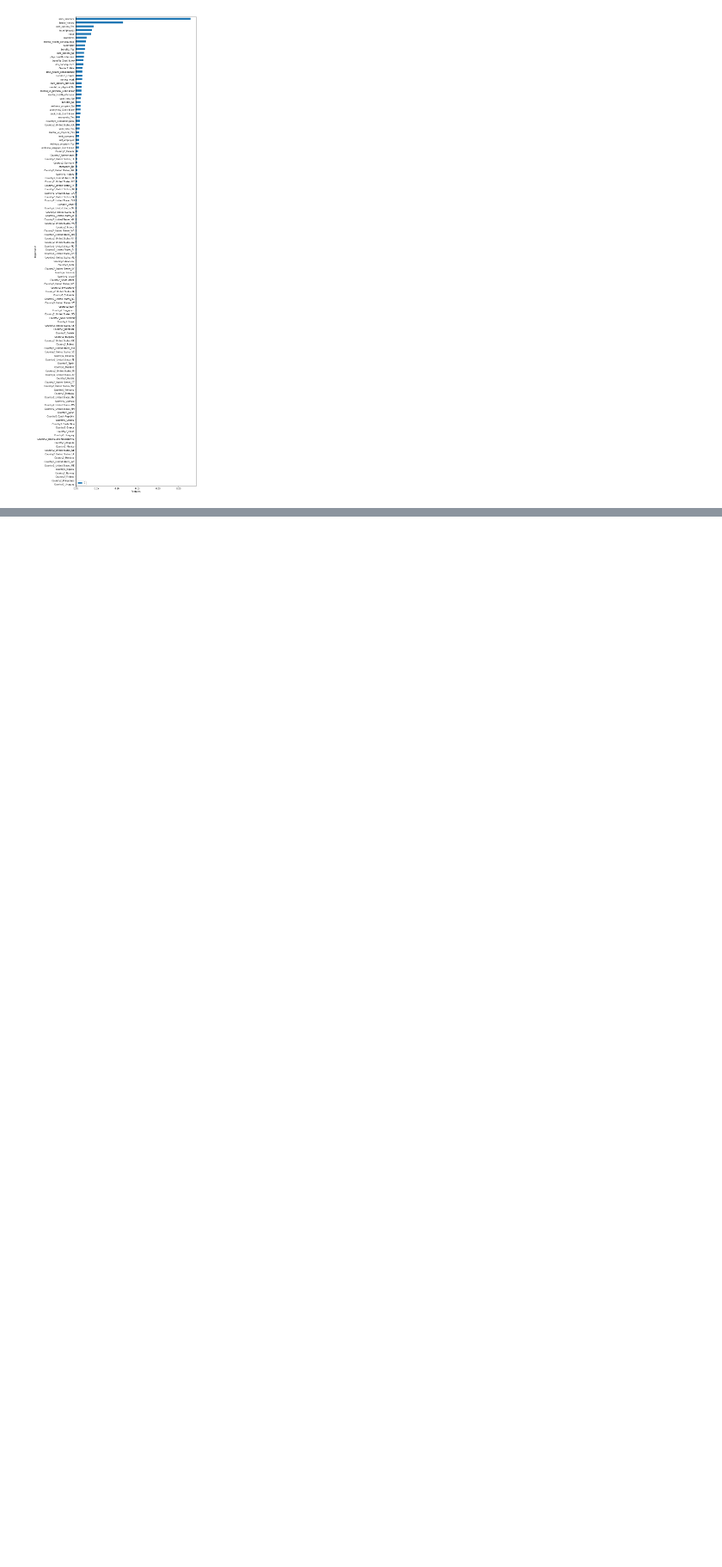
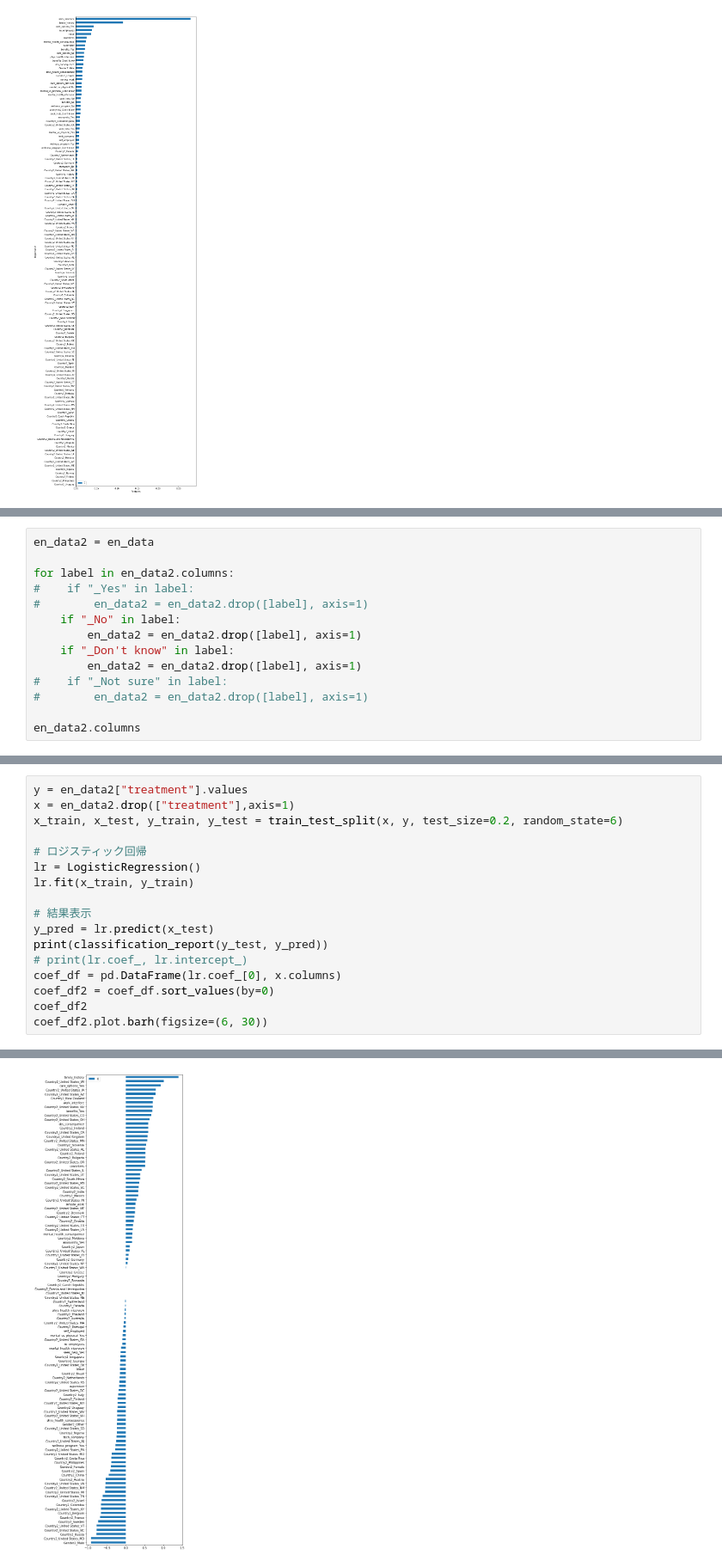
Before and after one commit to SawaHirai/mlTask, a Jupyter notebook: day3/Day3_work_SawaHirai.ipynb, the cells around one changed output, grey strips where cells are left out. Shown at 86% size. Saved outputs shown, nothing was run; the diff lists cells and outputs as text; blank space fills up the shorter version.

```diff
--- a/day3/Day3_work_SawaHirai.ipynb
+++ b/day3/Day3_work_SawaHirai.ipynb
@@ -596,0 +602,14 @@ avg / total       0.80      0.80      0.80       248
+# %%
+en_data2 = en_data
+
+for label in en_data2.columns:
+#    if "_Yes" in label:
+#        en_data2 = en_data2.drop([label], axis=1)
+    if "_No" in label:
+        en_data2 = en_data2.drop([label], axis=1)
+    if "_Don't know" in label:
+        en_data2 = en_data2.drop([label], axis=1)
+#    if "_Not sure" in label:
+#        en_data2 = en_data2.drop([label], axis=1)
+
+en_data2.columns
@@ -596,0 +629,18 @@ avg / total       0.80      0.80      0.80       248
+# %%
+y = en_data2["treatment"].values
+x = en_data2.drop(["treatment"],axis=1)
+x_train, x_test, y_train, y_test = train_test_split(x, y, test_size=0.2, random_state=6)
+
+# ロジスティック回帰
+lr = LogisticRegression()
+lr.fit(x_train, y_train)
+
+# 結果表示
+y_pred = lr.predict(x_test)
+print(classification_report(y_test, y_pred))
+# print(lr.coef_, lr.intercept_)
+coef_df = pd.DataFrame(lr.coef_[0], x.columns)
+coef_df2 = coef_df.sort_values(by=0)
+coef_df2
+coef_df2.plot.barh(figsize=(6, 30))
+# %% [output]
@@ -596,0 +654 @@ avg / total       0.80      0.80      0.80       248
+[figure, added]
```
Also changed, not shown: parts of 26 cells of this notebook.
